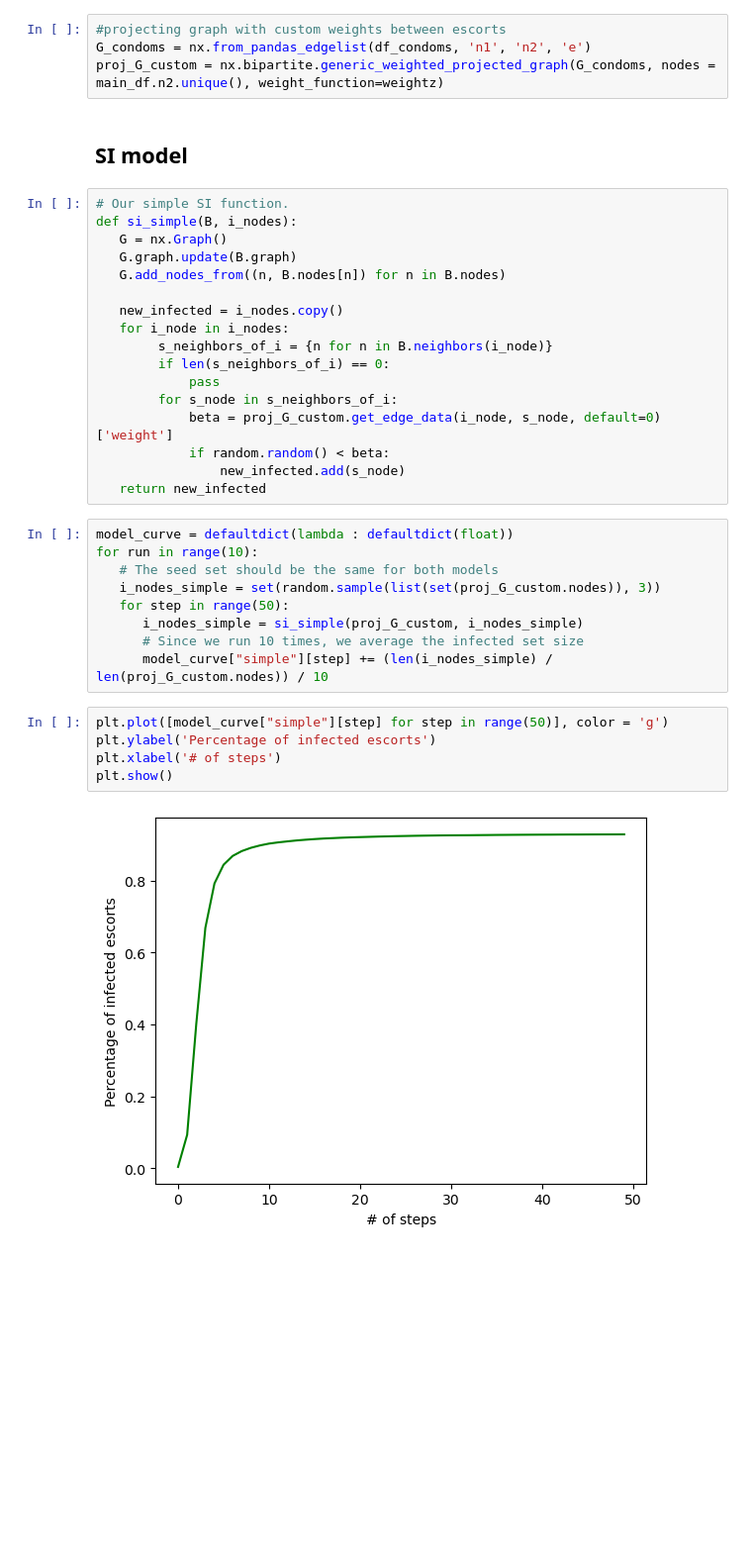
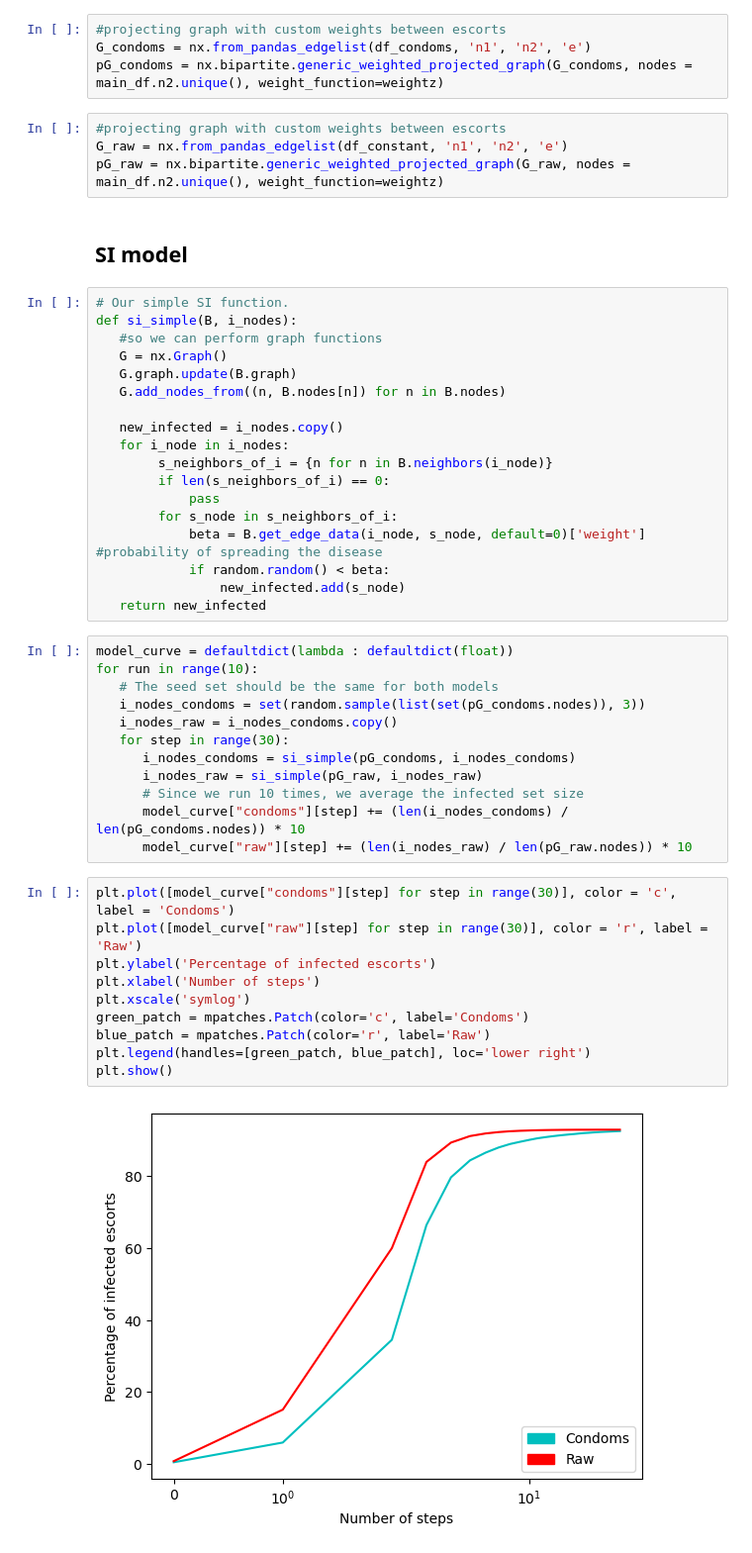
Before and after one commit to rsapeta/Network-Analysis, a Jupyter notebook: Escort/escort_analysis.ipynb, the cells around one changed output. Shown at 99% size. Cells and saved outputs as stored; diff of their text form; blank space fills up the shorter version.

Commit message:
random walker

```diff
--- a/Escort/escort_analysis.ipynb
+++ b/Escort/escort_analysis.ipynb
@@ -433,12 +394,17 @@ def weightz(G, u, v):
 # %%
 #projecting graph with custom weights between escorts
 G_condoms = nx.from_pandas_edgelist(df_condoms, 'n1', 'n2', 'e')
-proj_G_custom = nx.bipartite.generic_weighted_projected_graph(G_condoms, nodes = main_df.n2.unique(), weight_function=weightz)
+pG_condoms = nx.bipartite.generic_weighted_projected_graph(G_condoms, nodes = main_df.n2.unique(), weight_function=weightz)
+# %%
+#projecting graph with custom weights between escorts
+G_raw = nx.from_pandas_edgelist(df_constant, 'n1', 'n2', 'e')
+pG_raw = nx.bipartite.generic_weighted_projected_graph(G_raw, nodes = main_df.n2.unique(), weight_function=weightz)
 # %% [markdown]
 ## SI model
 # %%
 # Our simple SI function.
 def si_simple(B, i_nodes):
+   #so we can perform graph functions
    G = nx.Graph()
    G.graph.update(B.graph)
    G.add_nodes_from((n, B.nodes[n]) for n in B.nodes)
@@ -449,7 +415,7 @@ def si_simple(B, i_nodes):
         if len(s_neighbors_of_i) == 0:
             pass
         for s_node in s_neighbors_of_i:
-            beta = proj_G_custom.get_edge_data(i_node, s_node, default=0)['weight']
+            beta = B.get_edge_data(i_node, s_node, default=0)['weight'] #probability of spreading the disease
             if random.random() < beta:
                 new_infected.add(s_node)
    return new_infected
@@ -457,15 +423,23 @@ def si_simple(B, i_nodes):
 model_curve = defaultdict(lambda : defaultdict(float))
 for run in range(10):
    # The seed set should be the same for both models
-   i_nodes_simple = set(random.sample(list(set(proj_G_custom.nodes)), 3))
-   for step in range(50):
-      i_nodes_simple = si_simple(proj_G_custom, i_nodes_simple)
+   i_nodes_condoms = set(random.sample(list(set(pG_condoms.nodes)), 3))
+   i_nodes_raw = i_nodes_condoms.copy()
+   for step in range(30):
+      i_nodes_condoms = si_simple(pG_condoms, i_nodes_condoms)
+      i_nodes_raw = si_simple(pG_raw, i_nodes_raw)
       # Since we run 10 times, we average the infected set size
-      model_curve["simple"][step] += (len(i_nodes_simple) / len(proj_G_custom.nodes)) / 10
+      model_curve["condoms"][step] += (len(i_nodes_condoms) / len(pG_condoms.nodes)) * 10
+      model_curve["raw"][step] += (len(i_nodes_raw) / len(pG_raw.nodes)) * 10
 # %%
-plt.plot([model_curve["simple"][step] for step in range(50)], color = 'g')
+plt.plot([model_curve["condoms"][step] for step in range(30)], color = 'c', label = 'Condoms')
+plt.plot([model_curve["raw"][step] for step in range(30)], color = 'r', label = 'Raw')
 plt.ylabel('Percentage of infected escorts')
-plt.xlabel('# of steps')
+plt.xlabel('Number of steps')
+plt.xscale('symlog')
+green_patch = mpatches.Patch(color='c', label='Condoms')
+blue_patch = mpatches.Patch(color='r', label='Raw')
+plt.legend(handles=[green_patch, blue_patch], loc='lower right')
 plt.show()
 # %% [output]
-[figure, old version]
+[figure, new version]
```
Also changed, not shown: parts of 6 cells of this notebook.
